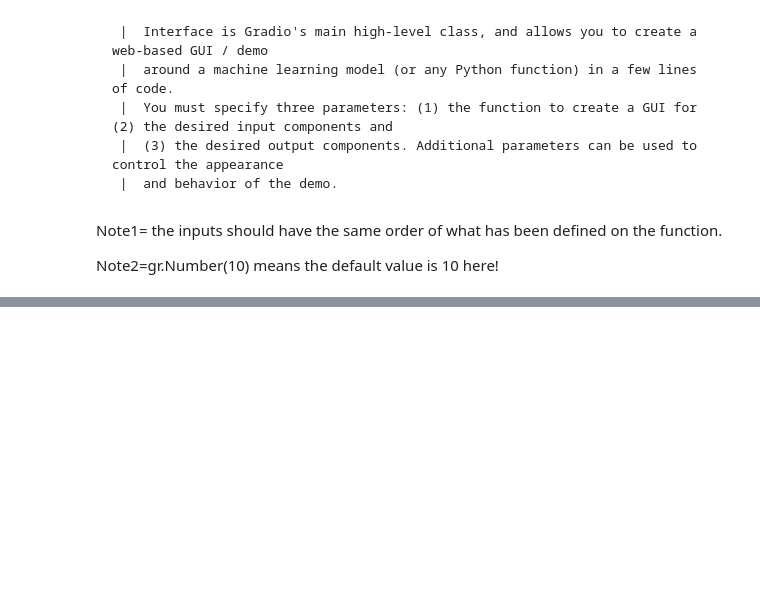
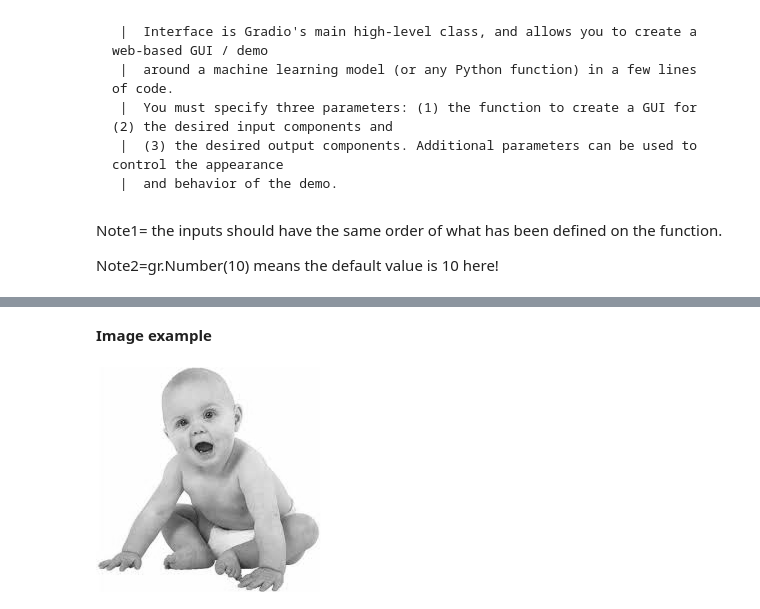
Before and after one commit to Ali-mohammadi-design/Hugging_Face, a Jupyter notebook: Basic_Gradio_Inteface_with_python.ipynb, the cells around one changed output, grey strips where cells are left out. Cells and saved outputs as stored; diff of their text form; code cells hidden in the pictures; blank space fills up the shorter version.

```diff
--- a/Basic_Gradio_Inteface_with_python.ipynb
+++ b/Basic_Gradio_Inteface_with_python.ipynb
@@ -58,0 +115,11 @@ This share link expires in 72 hours. For free permanent hosting and GPU upgrades
+# %% [markdown]
+**Image example**
+# %%
+from PIL import Image
+def convert_to_gray(Image_path):
+  image=Image.open(Image_path)
+  return image.convert('L')
+# %%
+convert_to_gray('/content/images.jpg')
+# %% [output]
+[figure, added]
```
Also changed, not shown: parts of 18 cells of this notebook.
